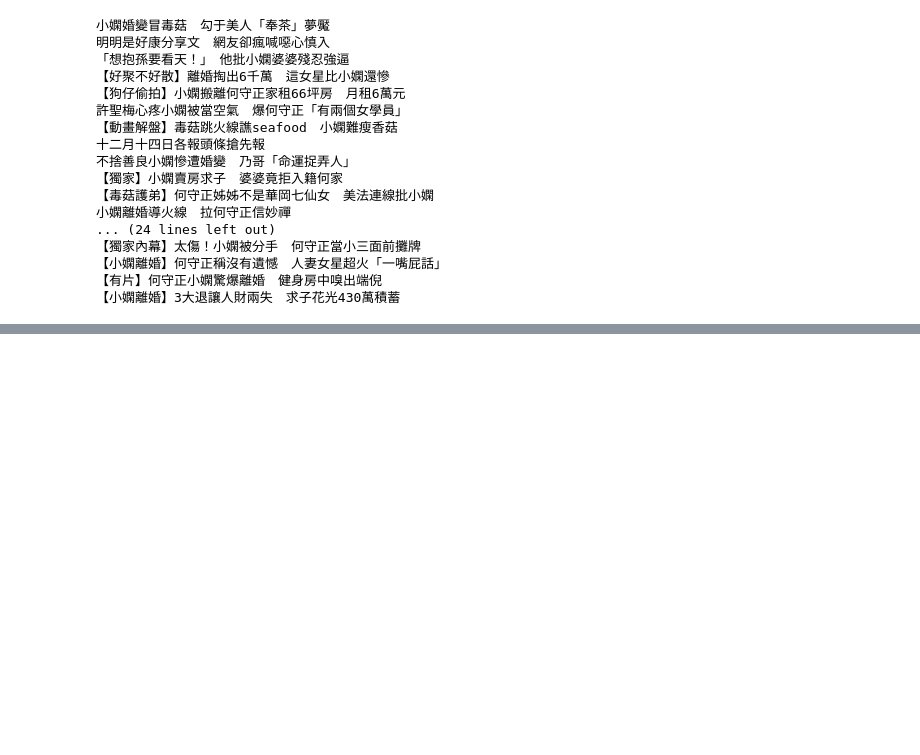
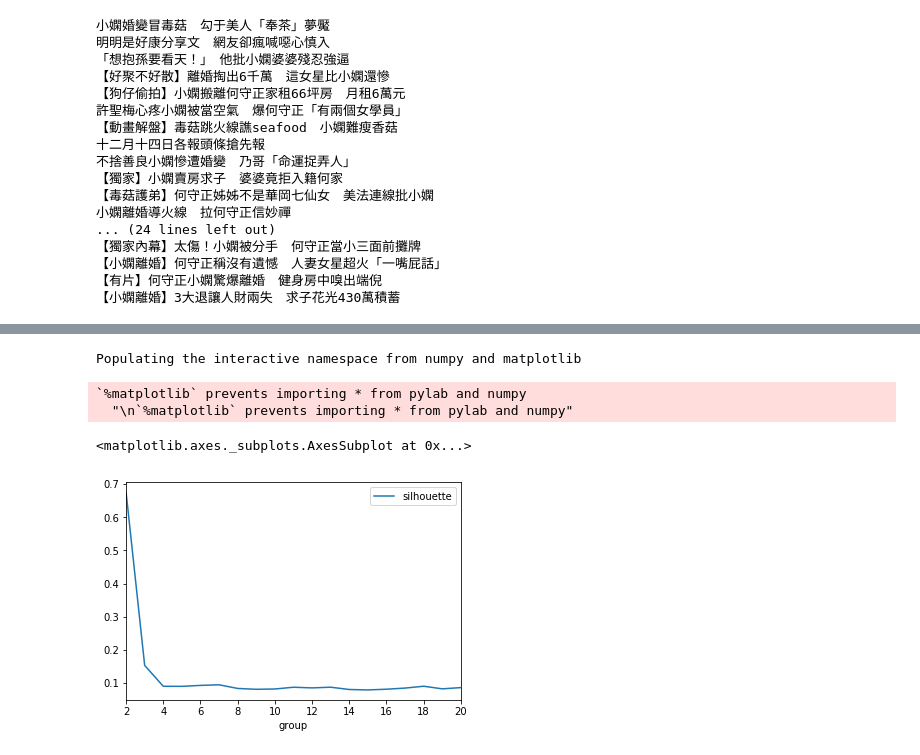
Before and after one commit to ywchiu/pytextmining, a Jupyter notebook: Demo20181020.ipynb, the cells around one changed output, grey strips where cells are left out. Cells and saved outputs as stored; diff of their text form; code cells hidden in the pictures; blank space fills up the shorter version.

```diff
--- a/Demo20181020.ipynb
+++ b/Demo20181020.ipynb
@@ -737,3 +737,12 @@ for e in titles_ary[c==0]:
 【小嫻離婚】何守正稱沒有遺憾　人妻女星超火「一嘴屁話」
 【有片】何守正小嫻驚爆離婚　健身房中嗅出端倪
 【小嫻離婚】3大退讓人財兩失　求子花光430萬積蓄
+# %%
+from sklearn.metrics import silhouette_score
+
+sil_ary = []
+for k in range(2,21):
+    km = cluster.KMeans(n_clusters = k, init='k-means++', random_state=42)
+    c = km.fit_predict(n_cosine_similarities)
+    sil_ary.append({'group':k,
+                    'silhouette':silhouette_score(n_cosine_similarities, labels=c)})
@@ -739,0 +771,4 @@ for e in titles_ary[c==0]:
+# %%
+import pandas
+sil_df = pandas.DataFrame(sil_ary)
+sil_df
@@ -739,0 +793,9 @@ for e in titles_ary[c==0]:
+# %%
+% pylab inline
+sil_df.plot(kind = 'line', x='group', y='silhouette')
+# %% [output]
+Populating the interactive namespace from numpy and matplotlib
+`%matplotlib` prevents importing * from pylab and numpy
+  "\n`%matplotlib` prevents importing * from pylab and numpy"
+<matplotlib.axes._subplots.AxesSubplot at 0x...>
+[figure, added]
```
Also changed, not shown: parts of 2 cells of this notebook.
